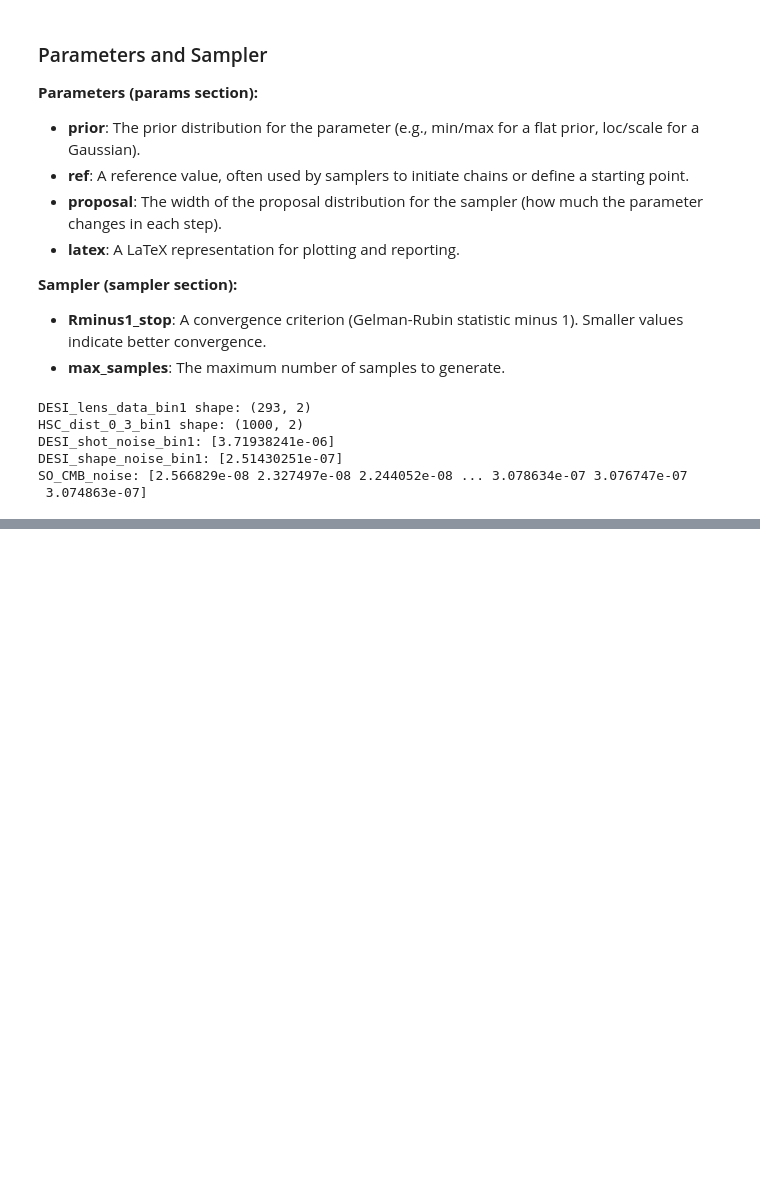
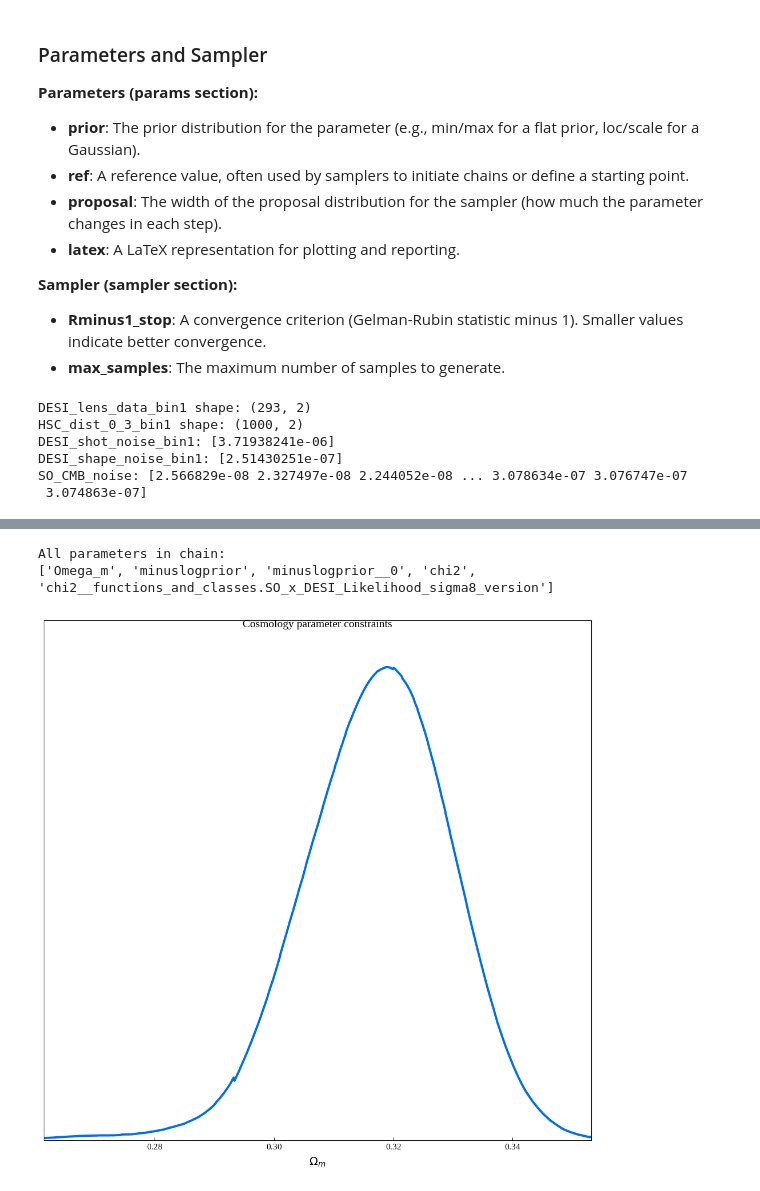
Before and after one commit to lia-lubit/DESIxSO, a Jupyter notebook: forecasting.ipynb, the cells around one changed output, grey strips where cells are left out. Cells and saved outputs as stored; diff of their text form; code cells hidden in the pictures; blank space fills up the shorter version.

```diff
--- a/forecasting.ipynb
+++ b/forecasting.ipynb
@@ -1840,28 +1180,33 @@ plt.show()
 # %%
+# corner plot
+
 # load emulator chains (prefix only)
-
-chain_output_path = 'chains/cobaya_so_x_desi_emulated_forecast_bin1_omega_m'
+chain_output_path = 'chains/cobaya_so_x_desi_forecast_bin1_omega_m_sigma8_version_w_noise'
 samples = loadMCSamples(chain_output_path)
 
 # find available parameters
 param_infos = samples.getParamNames().names
 param_names = [p.name for p in param_infos]
 
 print("All parameters in chain:")
 print(param_names)
 
 # cosmology parameters
 cosmo_params = ['Omega_m']
 
 # keep only ones that actually exist in the chain
 cosmo_params = [p for p in cosmo_params if p in param_names]
 
 # make triangle plot
 g = plots.get_subplot_plotter(width_inch=10)
 g.triangle_plot(samples, params=cosmo_params, filled=True, linewidth=1, color='black')
 
 plt.suptitle("Cosmology parameter constraints", fontsize=14)
 plt.show()
+# %% [output]
+All parameters in chain:
+['Omega_m', 'minuslogprior', 'minuslogprior__0', 'chi2', 'chi2__functions_and_classes.SO_x_DESI_Likelihood_sigma8_version']
+[figure, added]
 # %%
 # Cobaya in NERSC Configured Job
 # 1 node, 4 tasks per node, 64 CPUs per task
```
Also changed, not shown: parts of 31 cells of this notebook, 4 other files.
